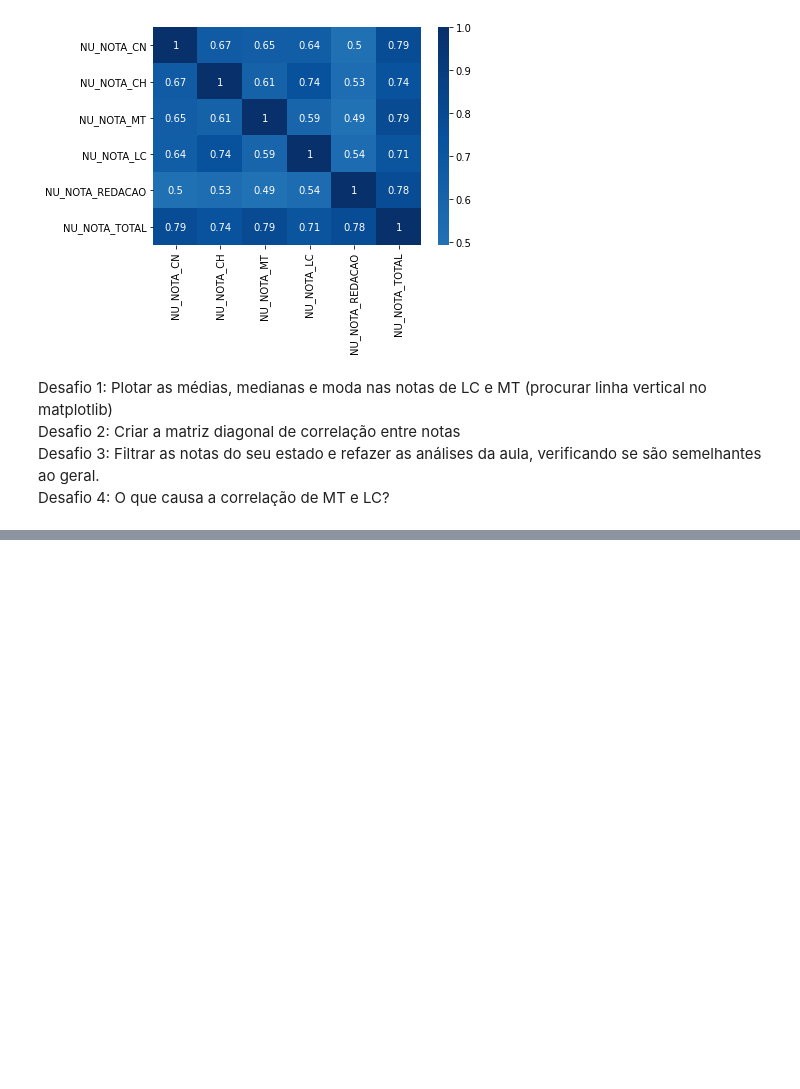
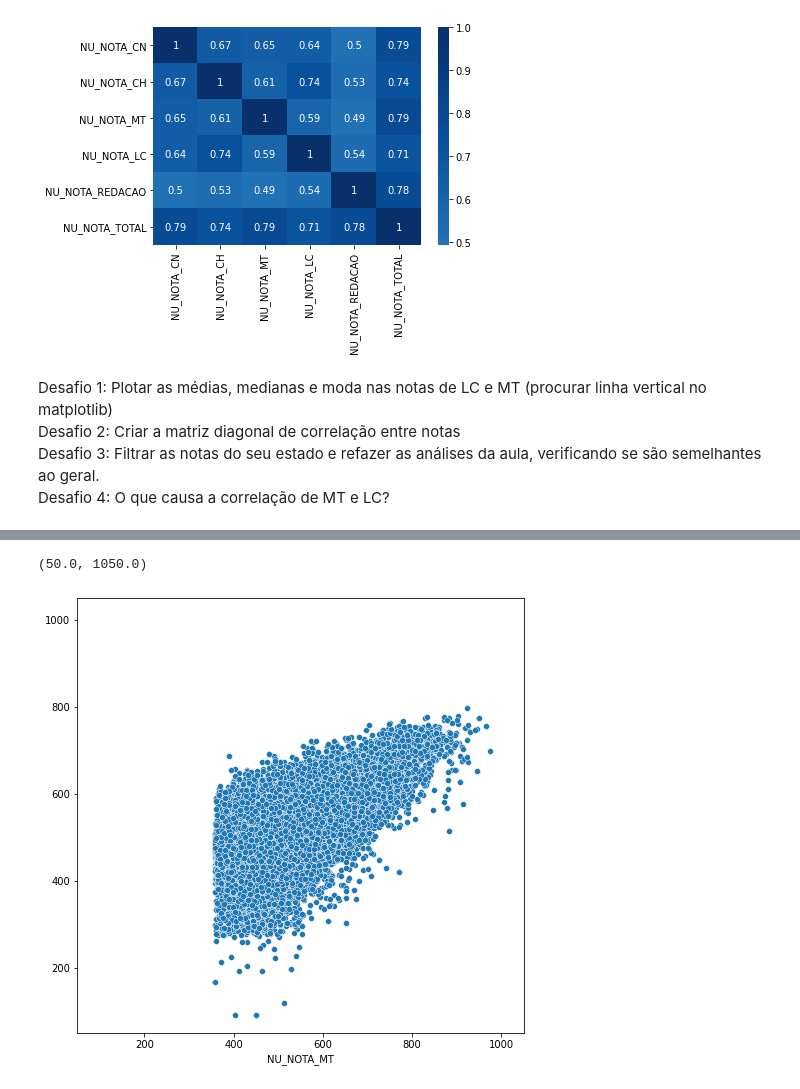
Before and after one commit to guilhermepirani/Imersao_Dados_2, a Jupyter notebook: Aulas.ipynb, the cells around one changed output, grey strips where cells are left out. Drawn from its saved outputs; the diff is of its cells as text; code cells hidden in the pictures; blank space fills up the shorter version.

```diff
--- a/Aulas.ipynb
+++ b/Aulas.ipynb
@@ -487,0 +490,6 @@ Desafio 4: O que causa a correlação de MT e LC?
+# %%
+provas_entrada = ["NU_NOTA_CH", "NU_NOTA_LC", "NU_NOTA_CN", "NU_NOTA_REDACAO"]
+provas_saida = "NU_NOTA_MT"
+dados_sem_notas_zero = dados_sem_notas_zero[provas].dropna()
+notas_entrada = dados_sem_notas_zero[provas_entrada]
+notas_saida = dados_sem_notas_zero[provas_saida]
@@ -487,0 +560,8 @@ Desafio 4: O que causa a correlação de MT e LC?
+# %%
+plt.figure(figsize=(8, 8))
+sns.scatterplot(x = y_teste, y = x_teste.mean(axis=1))
+plt.xlim((50, 1050))
+plt.ylim((50, 1050))
+# %% [output]
+(50.0, 1050.0)
+[figure, added]
```
Also changed, not shown: parts of 24 cells of this notebook, 2 other files.
